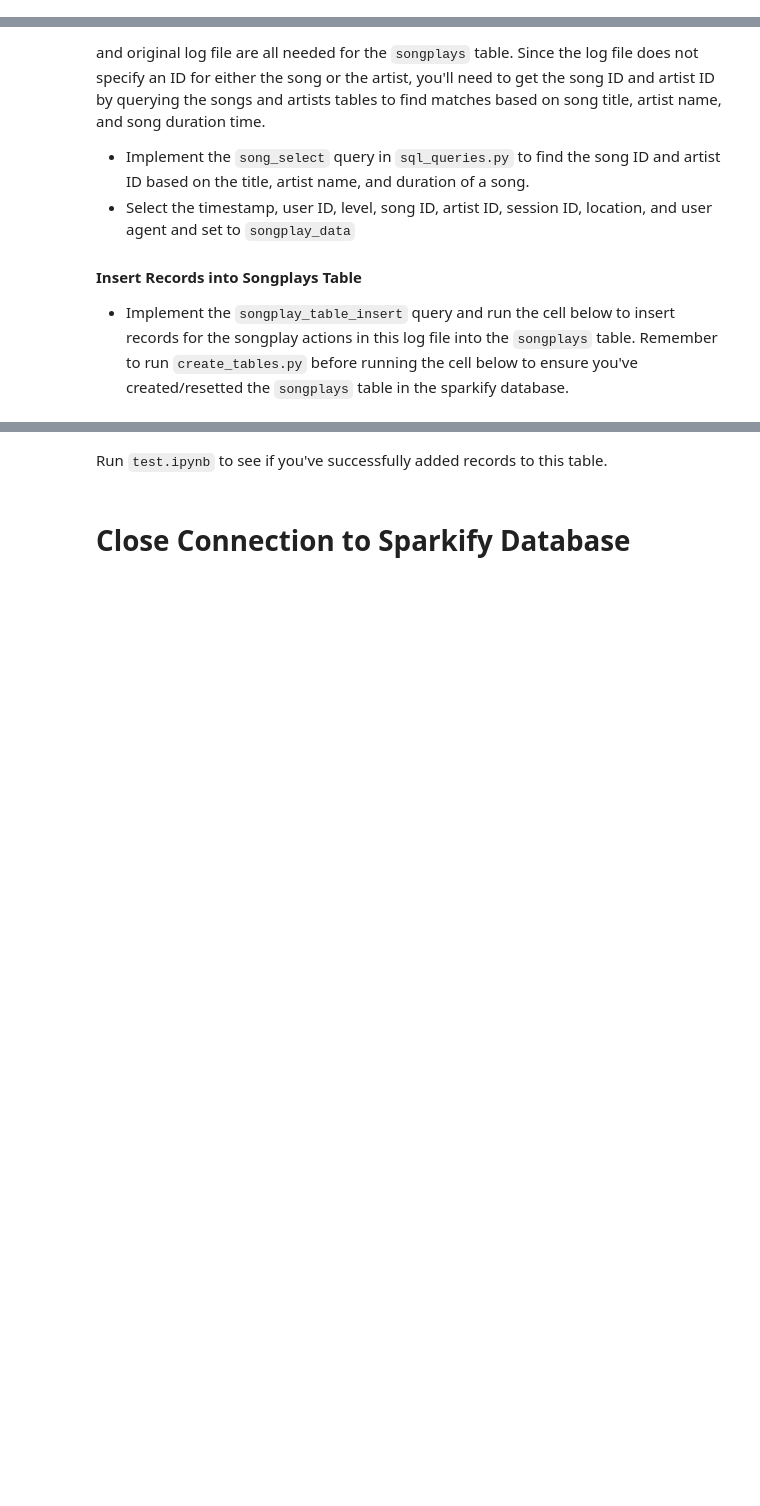
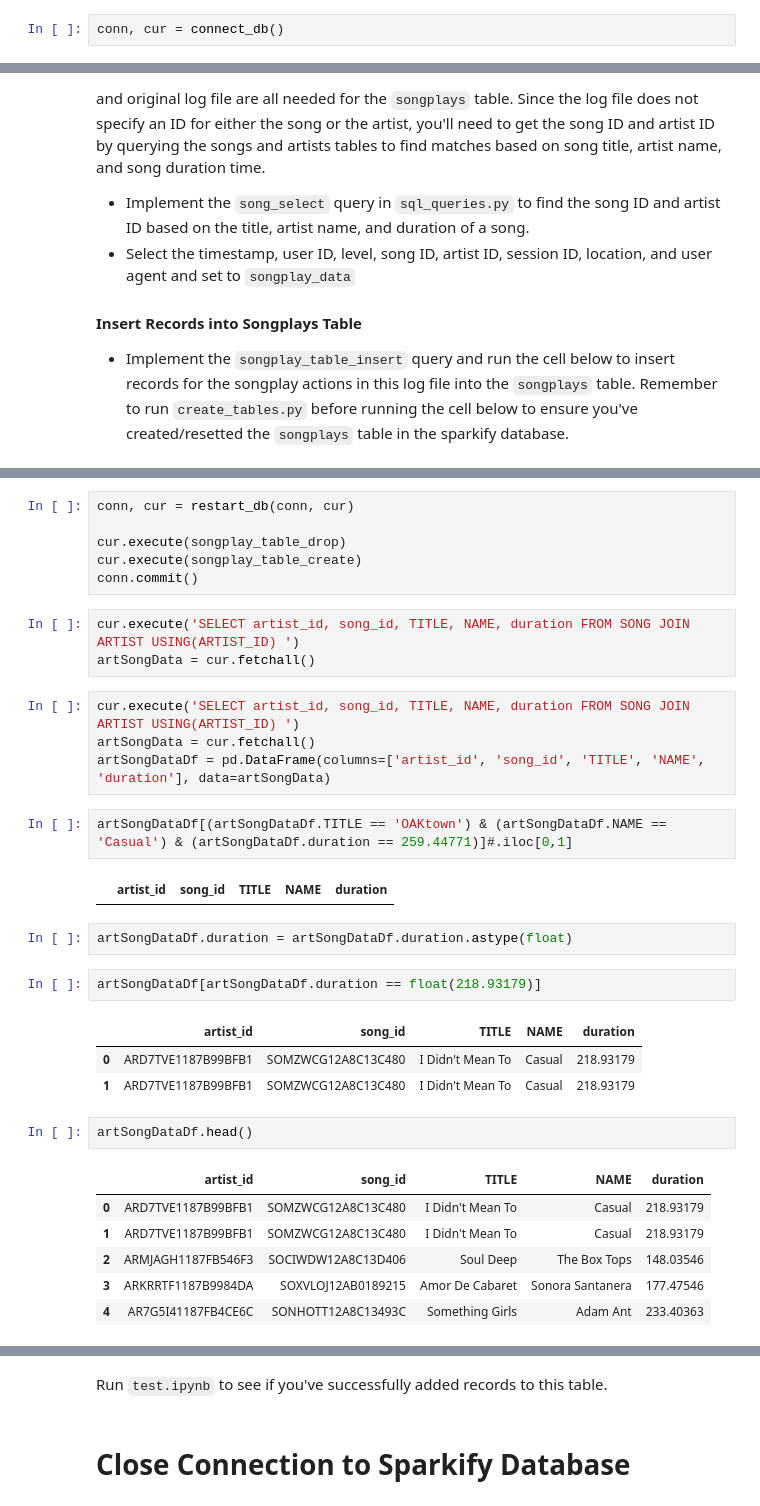
Before and after one commit to HMMK99/Sparkfy, a Jupyter notebook: etl.ipynb, the cells around one changed output, grey strips where cells are left out. Cells and saved outputs as stored; diff of their text form; blank space fills up the shorter version.

```diff
--- a/etl.ipynb
+++ b/etl.ipynb
@@ -327,3 +341,5 @@ time_df.head()
 # %% [markdown]
 #### Insert Records into Time Table
 Implement the `time_table_insert` query in `sql_queries.py` and run the cell below to insert records for the timestamps in this log file into the `time` table. Remember to run `create_tables.py` before running the cell below to ensure you've created/resetted the `time` table in the sparkify database.
+# %%
+conn, cur = connect_db()
@@ -375,0 +475,34 @@ for index, row in df.iterrows():
+# %%
+conn, cur = restart_db(conn, cur)
+
+cur.execute(songplay_table_drop)
+cur.execute(songplay_table_create)
+conn.commit()
+# %%
+cur.execute('SELECT artist_id, song_id, TITLE, NAME, duration FROM SONG JOIN ARTIST USING(ARTIST_ID) ')
+artSongData = cur.fetchall()
+# %%
+cur.execute('SELECT artist_id, song_id, TITLE, NAME, duration FROM SONG JOIN ARTIST USING(ARTIST_ID) ')
+artSongData = cur.fetchall()
+artSongDataDf = pd.DataFrame(columns=['artist_id', 'song_id', 'TITLE', 'NAME', 'duration'], data=artSongData)
+# %%
+artSongDataDf[(artSongDataDf.TITLE == 'OAKtown') & (artSongDataDf.NAME == 'Casual') & (artSongDataDf.duration == 259.44771)]#.iloc[0,1]
+# %% [output]
+|  | artist_id | song_id | TITLE | NAME | duration |
+# %%
+artSongDataDf.duration = artSongDataDf.duration.astype(float)
+# %%
+artSongDataDf[artSongDataDf.duration == float(218.93179)]
+# %% [output]
+|  | artist_id | song_id | TITLE | NAME | duration |
+| 0 | ARD7TVE1187B99BFB1 | SOMZWCG12A8C13C480 | I Didn't Mean To | Casual | 218.93179 |
+| 1 | ARD7TVE1187B99BFB1 | SOMZWCG12A8C13C480 | I Didn't Mean To | Casual | 218.93179 |
+# %%
+artSongDataDf.head()
+# %% [output]
+|  | artist_id | song_id | TITLE | NAME | duration |
+| 0 | ARD7TVE1187B99BFB1 | SOMZWCG12A8C13C480 | I Didn't Mean To | Casual | 218.93179 |
+| 1 | ARD7TVE1187B99BFB1 | SOMZWCG12A8C13C480 | I Didn't Mean To | Casual | 218.93179 |
+| 2 | ARMJAGH1187FB546F3 | SOCIWDW12A8C13D406 | Soul Deep | The Box Tops | 148.03546 |
+| 3 | ARKRRTF1187B9984DA | SOXVLOJ12AB0189215 | Amor De Cabaret | Sonora Santanera | 177.47546 |
+| 4 | AR7G5I41187FB4CE6C | SONHOTT12A8C13493C | Something Girls | Adam Ant | 233.40363 |
```
Also changed, not shown: parts of 35 cells of this notebook.
